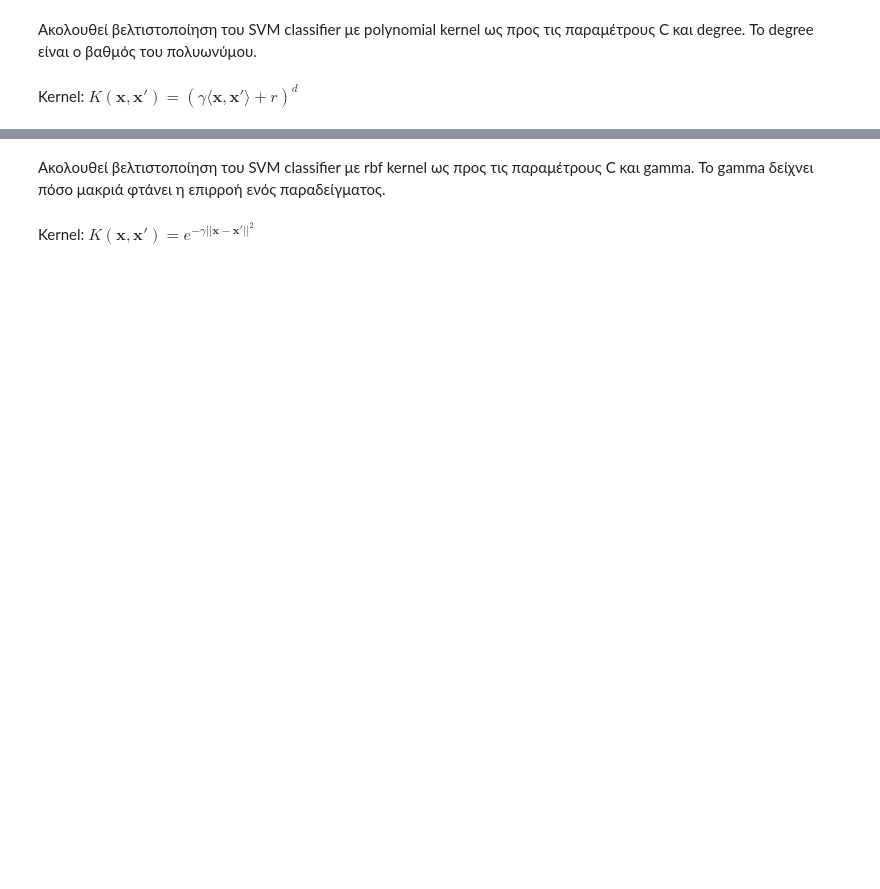
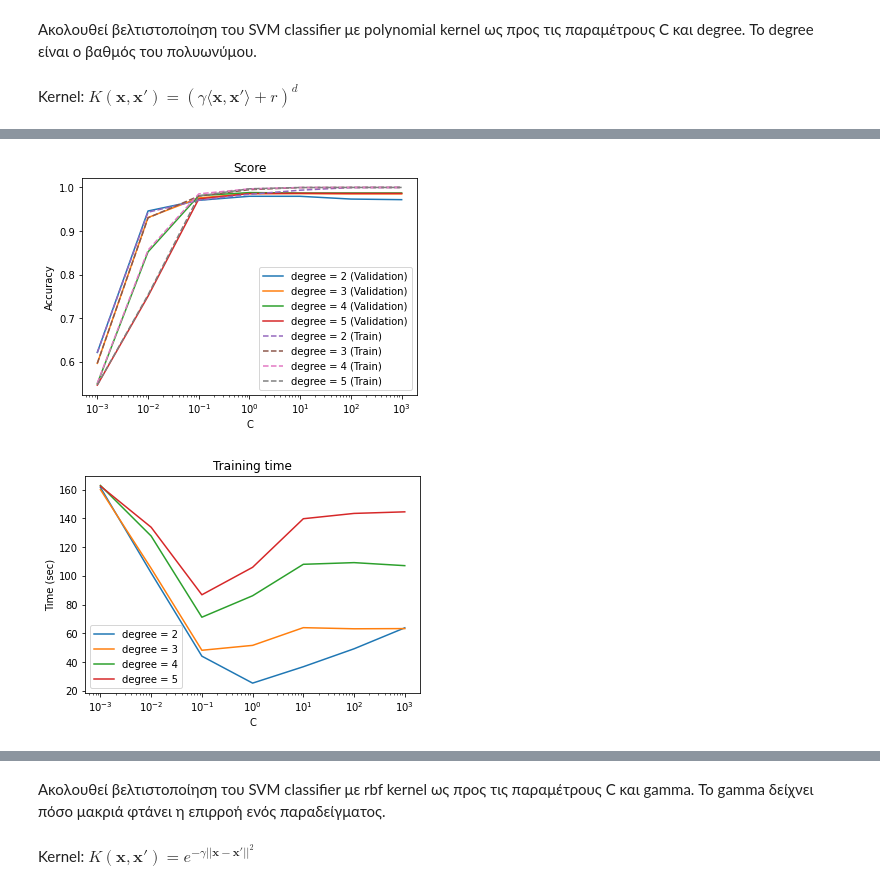
Before and after one commit to agaitanis/msc_ci, a Jupyter notebook: project_1/mnist.ipynb, the cells around one changed output, grey strips where cells are left out. Drawn from its saved outputs; the diff is of its cells as text; code cells hidden in the pictures; blank space fills up the shorter version.

```diff
--- a/project_1/mnist.ipynb
+++ b/project_1/mnist.ipynb
@@ -387,3 +437,6 @@ results = grid_search(model, param_dict, x_train, y_train, x_val, y_val, verbose
 # %%
-plot_grid_search(results, "C", "log", "degree")
+plot_grid_search(results, 'C', 'degree', 'log')
+# %% [output]
+[figure, added]
+[figure, added]
 # %%
```
Also changed, not shown: parts of 57 cells of this notebook, 2 other files.
